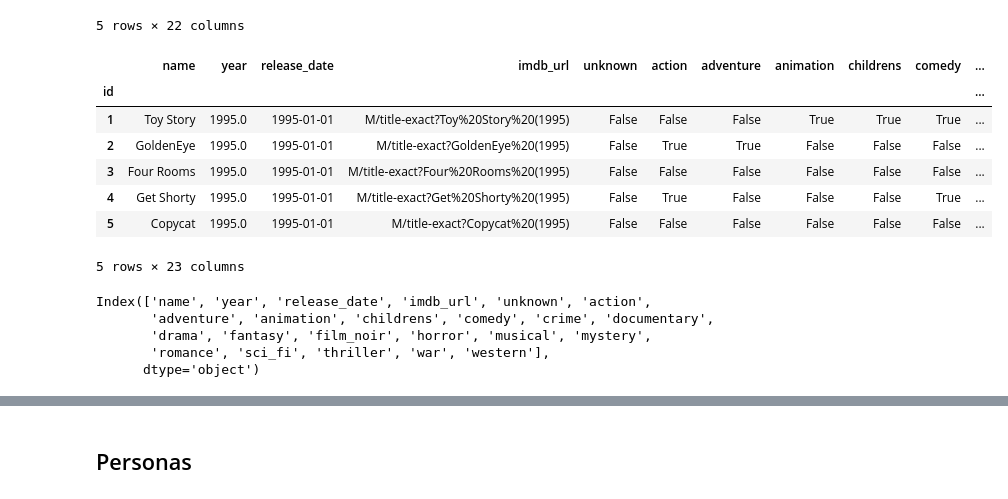
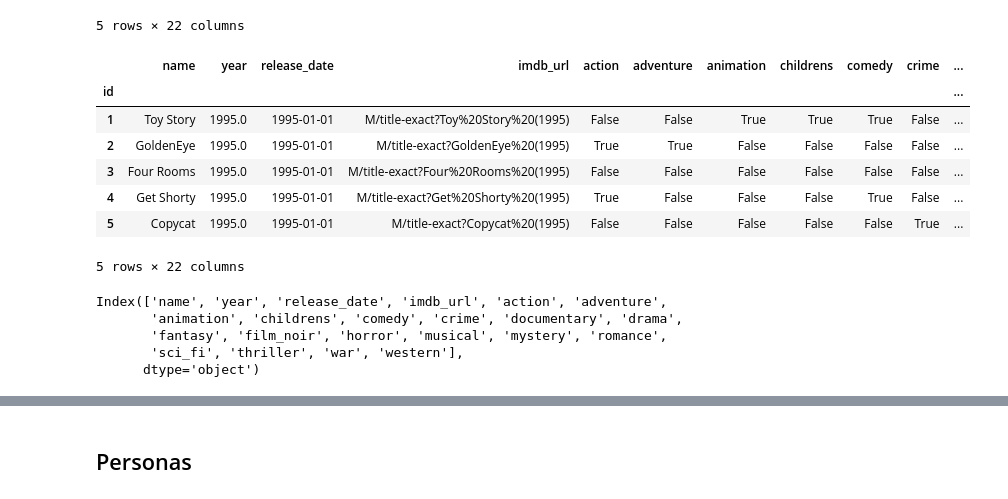
Before and after one commit to trOOnies/itba_mlops, a Jupyter notebook: procesamiento/preproc.ipynb, the cells around one changed output, grey strips where cells are left out. Cells and saved outputs as stored; diff of their text form; code cells hidden in the pictures.

```diff
--- a/procesamiento/preproc.ipynb
+++ b/procesamiento/preproc.ipynb
@@ -57,48 +59,51 @@ peliculas.head()
 # %%
 peliculas["release_date"] = pd.to_datetime(peliculas["Release Date"])
 
 peliculas["Name"] = peliculas.Name.str.strip()
 
 YEAR_PATT = re.compile(r"[1-2]\d{3}$")
 
 peliculas["year"] = peliculas.Name.str[-5:-1]
 peliculas["year_ok"] = peliculas.year.map(lambda v: YEAR_PATT.match(v))
 peliculas["year"] = peliculas.apply(lambda row: float(row.year) if row.year_ok else np.nan, axis=1)
 
 peliculas["name"] = peliculas.apply(lambda row: row.Name[:-7] if row.year_ok else row.Name, axis=1)
 peliculas = peliculas.drop("year_ok", axis=1)
 
 peliculas["imdb_url"] = peliculas["IMDB URL"].str[19:]
 
 peliculas = peliculas.drop(["Release Date", "Name", "IMDB URL"], axis=1)
 
 META_COLS = ["name", "year", "release_date", "imdb_url"]
 GENRE_COLS = [c for c in peliculas.columns if c not in META_COLS]
 peliculas = order_cols(peliculas, META_COLS)
 
 peliculas = peliculas.rename({c: c.lower() for c in GENRE_COLS}, axis=1)
 peliculas = peliculas.rename({"children's": "childrens", "film-noir": "film_noir", "sci-fi": "sci_fi"}, axis=1)
 GENRE_COLS = [c for c in peliculas.columns if c not in META_COLS]
-
 peliculas = peliculas.astype({c: bool for c in GENRE_COLS})
 
+assert (~peliculas[[c for c in GENRE_COLS if c != "unknown"]][peliculas.unknown].any(axis=1)).all()
+peliculas = peliculas.drop("unknown", axis=1)
+GENRE_COLS.remove("unknown")
+
 peliculas.head()
 # %% [output]
-|  | name | year | release_date | imdb_url | unknown | action | adventure | animation | childrens | comedy | ... |
+|  | name | year | release_date | imdb_url | action | adventure | animation | childrens | comedy | crime | ... |
 | id |  |  |  |  |  |  |  |  |  |  | ... |
-| 1 | Toy Story | 1995.0 | 1995-01-01 | M/title-exact?Toy%20Story%20(1995) | False | False | False | True | True | True | ... |
-| 2 | GoldenEye | 1995.0 | 1995-01-01 | M/title-exact?GoldenEye%20(1995) | False | True | True | False | False | False | ... |
+| 1 | Toy Story | 1995.0 | 1995-01-01 | M/title-exact?Toy%20Story%20(1995) | False | False | True | True | True | False | ... |
+| 2 | GoldenEye | 1995.0 | 1995-01-01 | M/title-exact?GoldenEye%20(1995) | True | True | False | False | False | False | ... |
 | 3 | Four Rooms | 1995.0 | 1995-01-01 | M/title-exact?Four%20Rooms%20(1995) | False | False | False | False | False | False | ... |
-| 4 | Get Shorty | 1995.0 | 1995-01-01 | M/title-exact?Get%20Shorty%20(1995) | False | True | False | False | False | True | ... |
-| 5 | Copycat | 1995.0 | 1995-01-01 | M/title-exact?Copycat%20(1995) | False | False | False | False | False | False | ... |
+| 4 | Get Shorty | 1995.0 | 1995-01-01 | M/title-exact?Get%20Shorty%20(1995) | True | False | False | False | True | False | ... |
+| 5 | Copycat | 1995.0 | 1995-01-01 | M/title-exact?Copycat%20(1995) | False | False | False | False | False | True | ... |
-5 rows × 23 columns
+5 rows × 22 columns
 # %%
 peliculas.columns
 # %% [output]
-Index(['name', 'year', 'release_date', 'imdb_url', 'unknown', 'action',
-       'adventure', 'animation', 'childrens', 'comedy', 'crime', 'documentary',
-       'drama', 'fantasy', 'film_noir', 'horror', 'musical', 'mystery',
-       'romance', 'sci_fi', 'thriller', 'war', 'western'],
+Index(['name', 'year', 'release_date', 'imdb_url', 'action', 'adventure',
+       'animation', 'childrens', 'comedy', 'crime', 'documentary', 'drama',
+       'fantasy', 'film_noir', 'horror', 'musical', 'mystery', 'romance',
+       'sci_fi', 'thriller', 'war', 'western'],
       dtype='object')
 # %%
 # peliculas[~(peliculas.year == peliculas.release_date.dt.year)]  # 110 casos en que el anio no es el mismo
```
Also changed, not shown: parts of 6 cells of this notebook, 4 other files.
